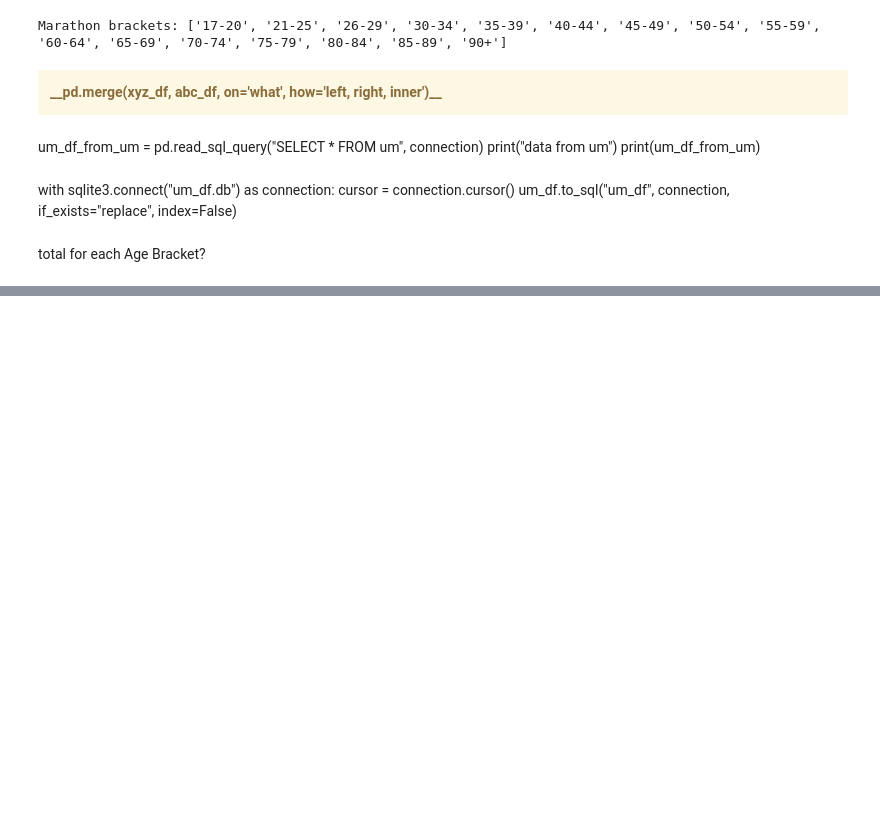
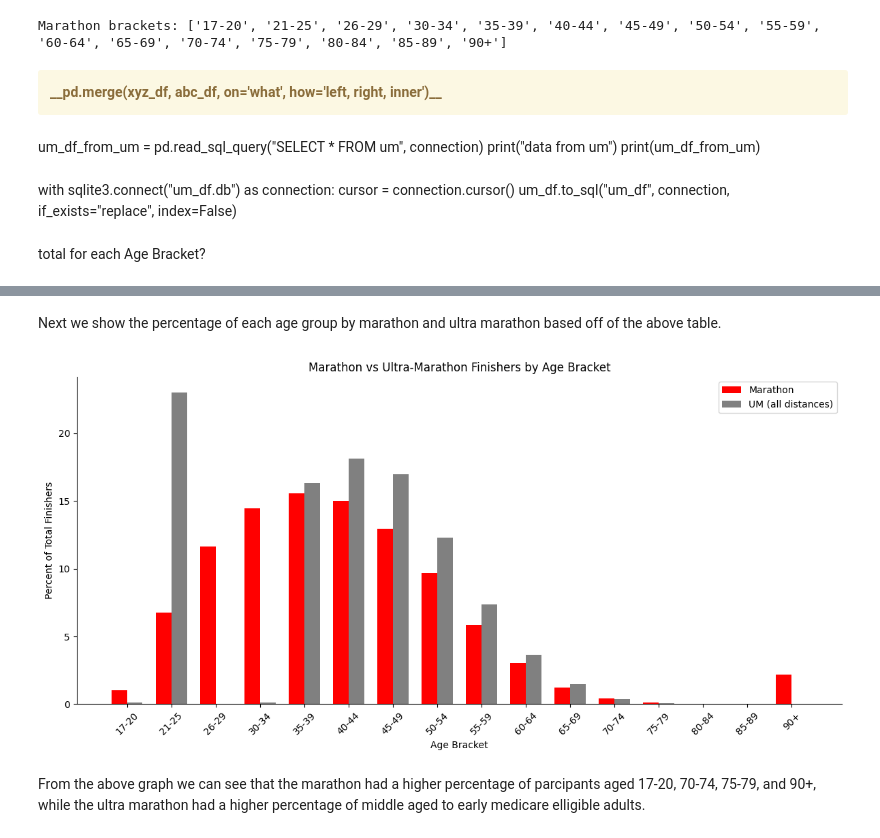
Before and after one commit to RunningBaldMan/Age_and_Endurance, a Jupyter notebook: Endurance_Beyond_Youth.ipynb, the cells around one changed output, grey strips where cells are left out. Cells and saved outputs as stored; diff of their text form; code cells hidden in the pictures; blank space fills up the shorter version.

Commit message:
Add join and final graph

```diff
--- a/Endurance_Beyond_Youth.ipynb
+++ b/Endurance_Beyond_Youth.ipynb
@@ -888,0 +947,39 @@ age_merged = pd.merge(marathon_df, miles_or_km_df, on='Age Bracket', how='inner'
+# %% [markdown]
+Next we show the percentage of each age group by marathon and ultra marathon based off of the above table.
+# %%
+merge_on_age_bracket['UM_Finishers'] = merge_on_age_bracket[['50km', '50m', '100km', '100m']].sum(axis=1)
+
+
+total_marathon_finishers = merge_on_age_bracket['Marathon_Finishers'].sum()
+total_um_finishers = merge_on_age_bracket['UM_Finishers'].sum()
+
+merge_on_age_bracket['Marathon_Percent'] = merge_on_age_bracket['Marathon_Finishers'] / total_marathon_finishers * 100
+merge_on_age_bracket['UM_Percent'] = merge_on_age_bracket['UM_Finishers'] / total_um_finishers * 100
+
+age_brackets = merge_on_age_bracket['Age_bracket']
+x = np.arange(len(age_brackets))
+width = 0.35
+
+fig, ax = plt.subplots(figsize=(12, 6))
+
+ax.bar(x - width/2, merge_on_age_bracket['Marathon_Percent'], width, label='Marathon', color='red')
+ax.bar(x + width/2, merge_on_age_bracket['UM_Percent'], width, label='UM (all distances)', color='grey')
+
+ax.set_xlabel('Age Bracket')
+ax.set_ylabel('Percent of Total Finishers')
+ax.set_title('Marathon vs Ultra-Marathon Finishers by Age Bracket')
+ax.set_xticks(x)
+ax.set_xticklabels(age_brackets, rotation=45)
+ax.legend()
+
+ax = plt.gca()
+ax.spines['top'].set_visible(False)
+ax.spines['right'].set_visible(False)
+
+plt.tight_layout()
+plt.show()
+plt.show()
+# %% [output]
+[figure, added]
+# %% [markdown]
+From the above graph we can see that the marathon had a higher percentage of parcipants aged 17-20, 70-74, 75-79, and 90+, while the ultra marathon had a higher percentage of middle aged to early medicare elligible adults.
```
Also changed, not shown: parts of 6 cells of this notebook.
